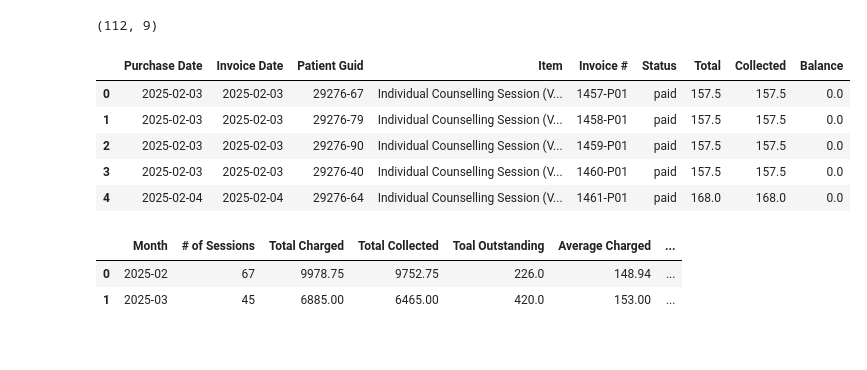
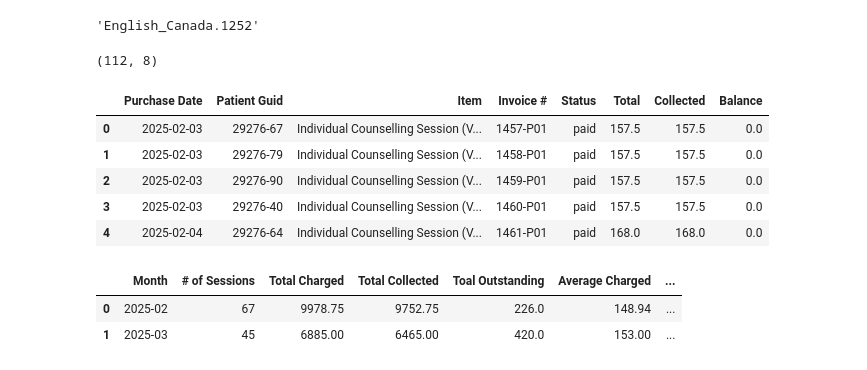
Before and after one commit to btmarsh6/Sliding-Scale, a Jupyter notebook: explore.ipynb, the cells around one changed output. Saved outputs shown, nothing was run; the diff lists cells and outputs as text; code cells hidden in the pictures.

```diff
--- a/explore.ipynb
+++ b/explore.ipynb
@@ -1,3 +1,8 @@
 # %%
 import pandas as pd
 import numpy as np
+import plotly.express as px
+import locale
+locale.setlocale( locale.LC_ALL, '')
+# %% [output]
+'English_Canada.1252'
@@ -4,20 +21,18 @@ import numpy as np
 # %%
 df = pd.read_csv('Sales_20250201_20250331.csv')
 df.columns = df.columns.str.strip()
-df.drop(columns=['Subtotal', 'Location', 'Staff Member', 'Income Category', 'Payer', 'Details'], inplace=True)
-date_cols = ['Purchase Date', 'Invoice Date']
-for col in date_cols:
-    df[col] = pd.to_datetime(df[col], format='%Y-%m-%d')
+df.drop(columns=['Invoice Date', 'Subtotal', 'Patient', 'Location', 'Staff Member', 'Income Category', 'Payer', 'Details'], inplace=True)
+df['Purchase Date'] = pd.to_datetime(df['Purchase Date'], format='%Y-%m-%d')
 print(df.shape)
 df.head()
 # %% [output]
-(112, 9)
+(112, 8)
-|  | Purchase Date | Invoice Date | Patient Guid | Item | Invoice # | Status | Total | Collected | Balance |
-| 0 | 2025-02-03 | 2025-02-03 | 29276-67 | Individual Counselling Session (V... | 1457-P01 | paid | 157.5 | 157.5 | 0.0 |
-| 1 | 2025-02-03 | 2025-02-03 | 29276-79 | Individual Counselling Session (V... | 1458-P01 | paid | 157.5 | 157.5 | 0.0 |
-| 2 | 2025-02-03 | 2025-02-03 | 29276-90 | Individual Counselling Session (V... | 1459-P01 | paid | 157.5 | 157.5 | 0.0 |
-| 3 | 2025-02-03 | 2025-02-03 | 29276-40 | Individual Counselling Session (V... | 1460-P01 | paid | 157.5 | 157.5 | 0.0 |
-| 4 | 2025-02-04 | 2025-02-04 | 29276-64 | Individual Counselling Session (V... | 1461-P01 | paid | 168.0 | 168.0 | 0.0 |
+|  | Purchase Date | Patient Guid | Item | Invoice # | Status | Total | Collected | Balance |
+| 0 | 2025-02-03 | 29276-67 | Individual Counselling Session (V... | 1457-P01 | paid | 157.5 | 157.5 | 0.0 |
+| 1 | 2025-02-03 | 29276-79 | Individual Counselling Session (V... | 1458-P01 | paid | 157.5 | 157.5 | 0.0 |
+| 2 | 2025-02-03 | 29276-90 | Individual Counselling Session (V... | 1459-P01 | paid | 157.5 | 157.5 | 0.0 |
+| 3 | 2025-02-03 | 29276-40 | Individual Counselling Session (V... | 1460-P01 | paid | 157.5 | 157.5 | 0.0 |
+| 4 | 2025-02-04 | 29276-64 | Individual Counselling Session (V... | 1461-P01 | paid | 168.0 | 168.0 | 0.0 |
 # %%
 monthly_details = df.groupby(df['Purchase Date'].dt.to_period('M')).agg({'Invoice #': 'count', 'Total': 'sum', 'Collected':'sum', 'Balance': 'sum'}).reset_index()
 monthly_details['Total_avg'] = round(monthly_details['Total'] / monthly_details['Invoice #'], 2)
```
Also changed, not shown: parts of 22 cells of this notebook.
